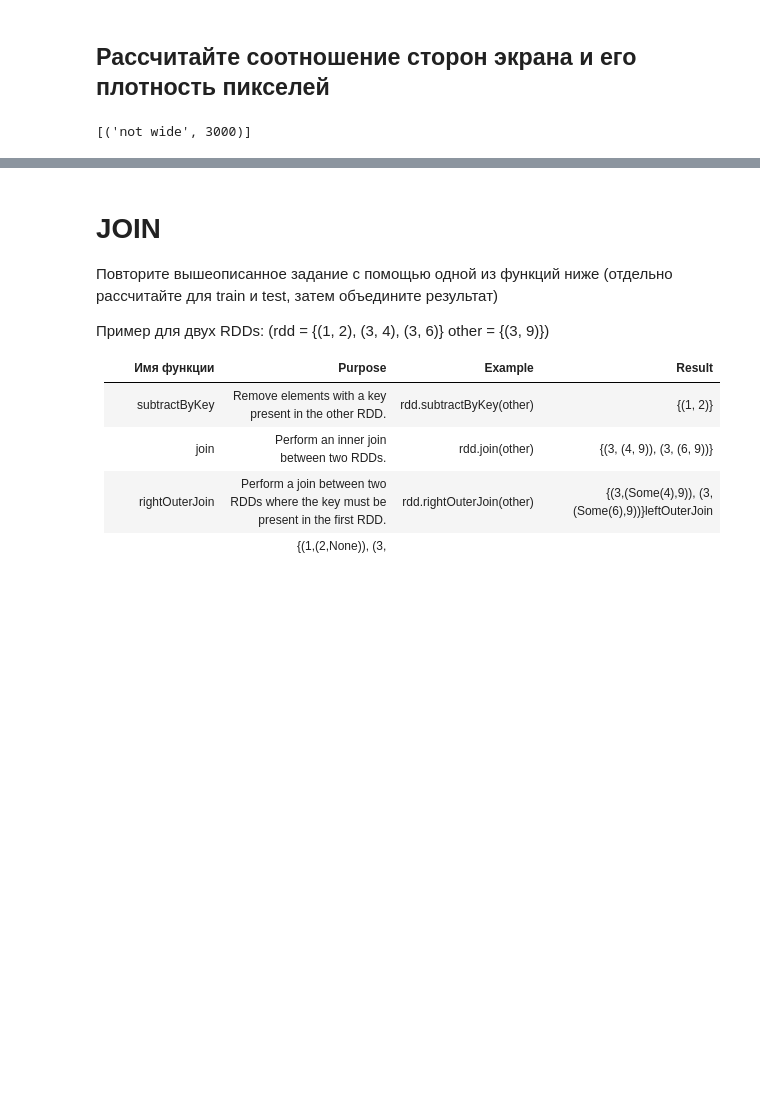
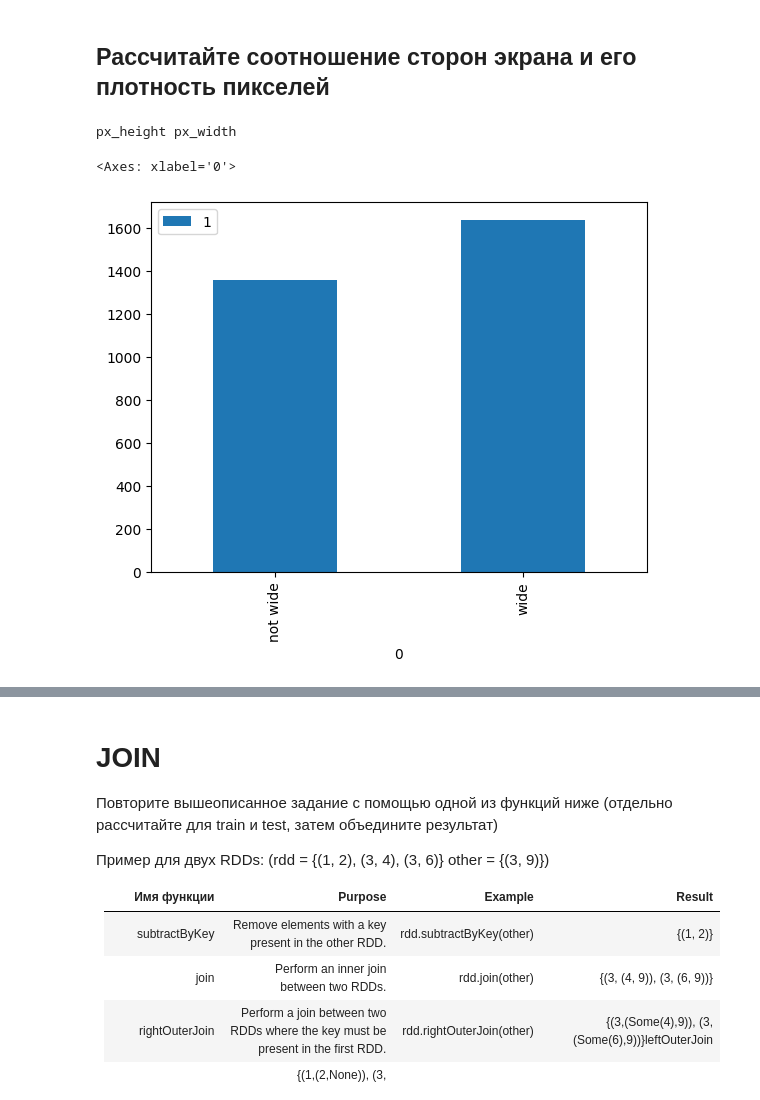
Before and after one commit to Anbionchik/Git_brain_lessons, a Jupyter notebook: Spark/Les3/Урок_3_HW_RDD_27dec2021.ipynb, the cells around one changed output, grey strips where cells are left out. Drawn from its saved outputs; the diff is of its cells as text; code cells hidden in the pictures; blank space fills up the shorter version.

```diff
--- a/Spark/Les3/Урок_3_HW_RDD_27dec2021.ipynb
+++ b/Spark/Les3/Урок_3_HW_RDD_27dec2021.ipynb
@@ -187,15 +187,22 @@ union_data.count()
 # %%
 # Задание 4
 #  Рассчитайте соотношение сторон экрана и найдите широкоформатные, выведите это распределение
+# %%
+print(train_header[11], train_header[12])
+# %% [output]
+px_height px_width
 # %%
 from matplotlib import pyplot as plt
 
 aspect_ratio = union_data\
-  .filter(lambda row: row[12] != 0)\
-  .map(lambda row: ('wide', 1) if row[11]/row[12] >= (16/9) else ('not wide', 1))\
+  .filter(lambda row: row[11] != 0)\
+  .map(lambda row: ('wide', 1) if row[12]/row[11] >= (16/9) else ('not wide', 1))\
   .reduceByKey(lambda x, y: x + y)\
   .sortByKey()
-# %%
-aspect_ratio.collect()
-# %% [output]
-[('not wide', 3000)]
+# %%
+import pandas as pd
+
+pd.DataFrame(aspect_ratio.collect()).set_index(0).plot.bar()
+# %% [output]
+<Axes: xlabel='0'>
+[figure, added]
```
Also changed, not shown: parts of 7 cells of this notebook.
